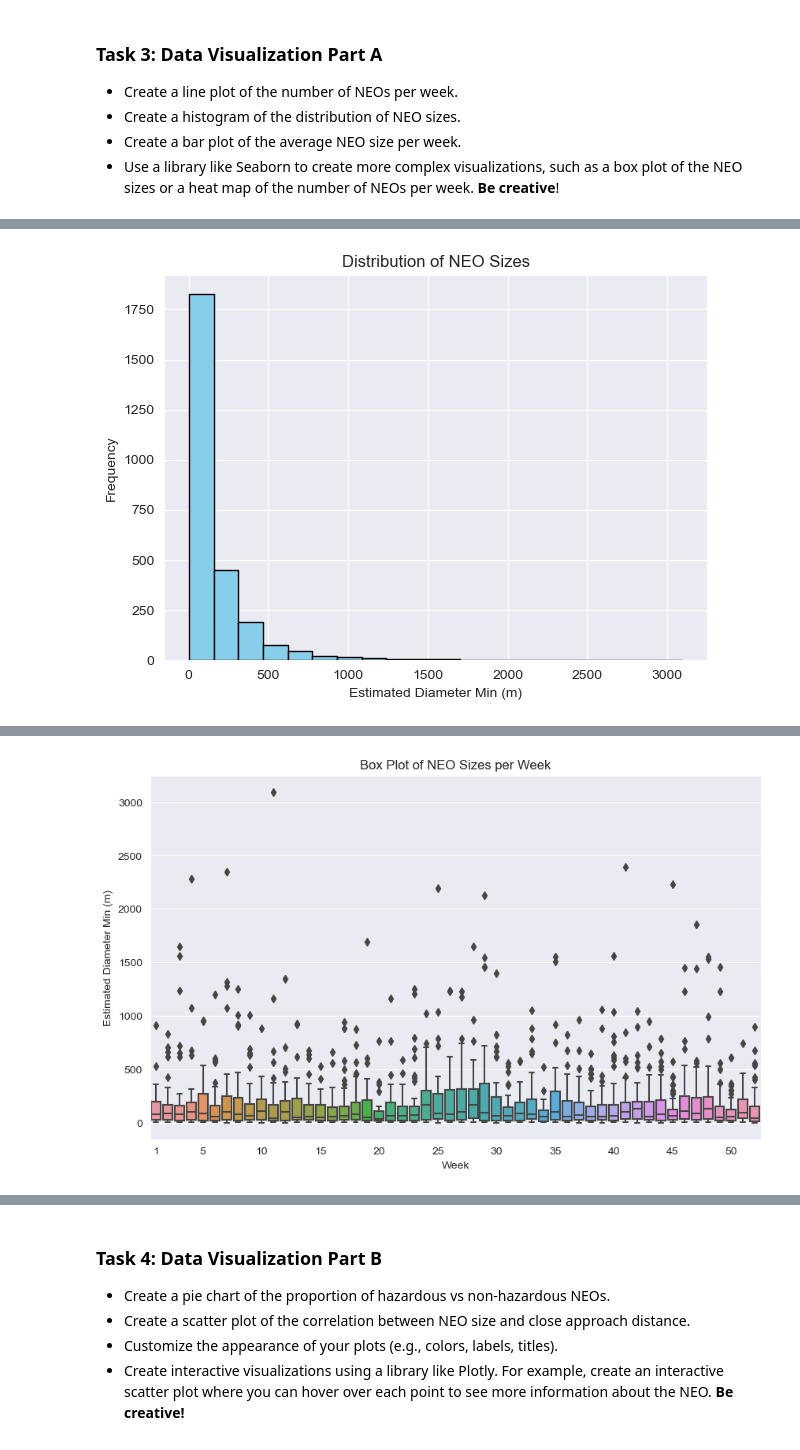
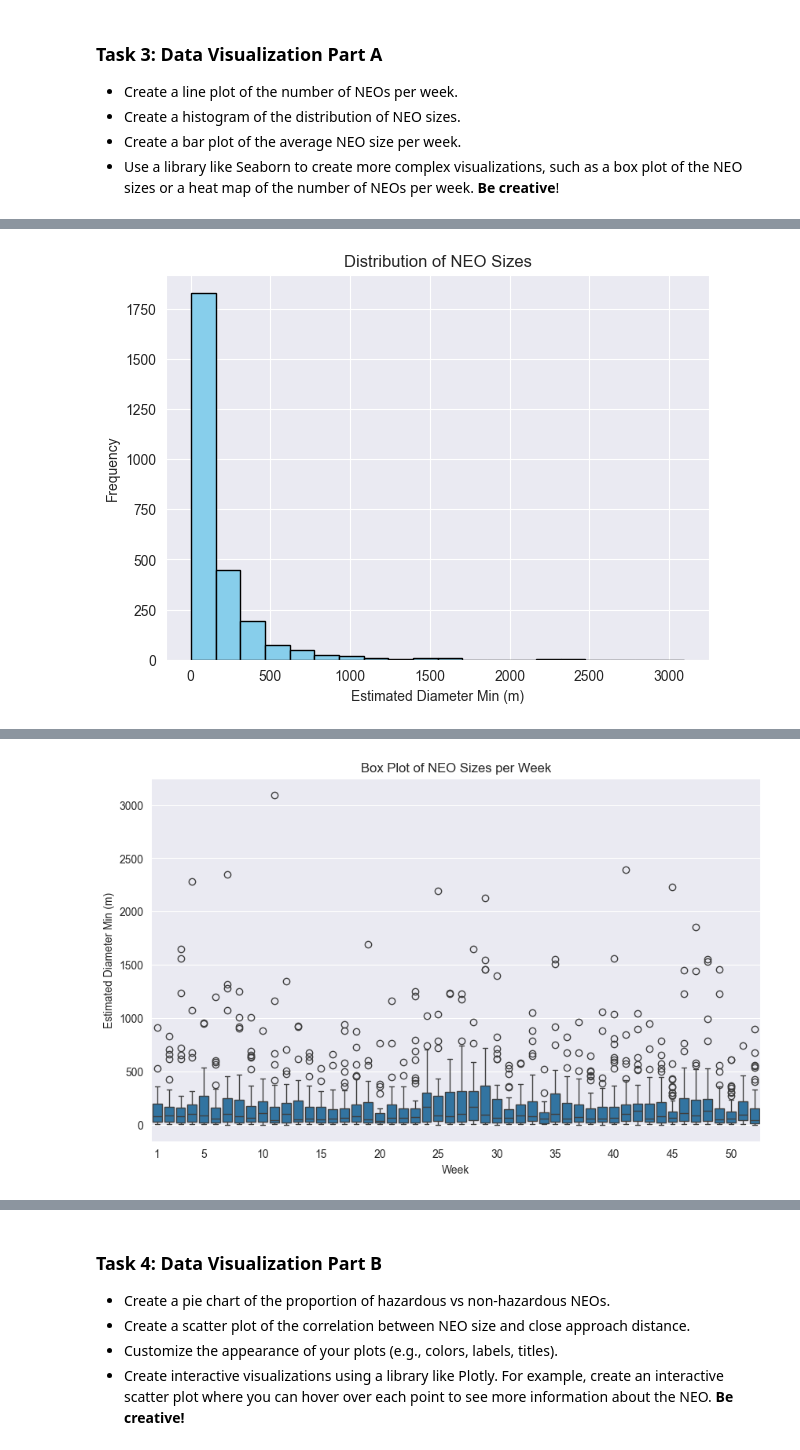
Before and after one commit to DenizIsikli/62444-DataVisualization-Analysis, a Jupyter notebook: 5_nasa_data_collection_and_visualization.ipynb, the cells around one changed output, grey strips where cells are left out. Saved outputs shown, nothing was run; the diff lists cells and outputs as text; code cells hidden in the pictures.

```diff
--- a/5_nasa_data_collection_and_visualization.ipynb
+++ b/5_nasa_data_collection_and_visualization.ipynb
@@ -286,22 +267,50 @@ Each chosen method of visualization in Task 3 serves a specific purpose in story
 - Create a bar plot of the average NEO size per week.
 - Use a library like Seaborn to create more complex visualizations, such as a box plot of the NEO sizes or a heat map of the number of NEOs per week. **Be creative**!
 # %%
-from src.utils import *
+import pandas as pd
+import matplotlib.pyplot as plt
+import seaborn as sns
 
 # Convert 'date' column to datetime and extract the week number
 df['week'] = pd.to_datetime(df['close_approach_date_full']).dt.isocalendar().week
 
 # Figure 1: Line plot for the number of NEOs per week
-ax1 = plot_neo_lineplot(df, 'week', 'Number of NEOs per Week', 'Week', 'Count of NEOs')
+fig1, ax1 = plt.subplots(figsize=(7, 5))
+neos_per_week = df.groupby('week')['id'].nunique()
+neos_per_week.plot(kind='line', marker='o', ax=ax1)
+ax1.set_title('Number of NEOs per Week')
+ax1.set_xlabel('Week')
+ax1.set_ylabel('Count of NEOs')
 
 # Figure 2: Histogram for the distribution of NEO sizes
-ax2 = plot_neo_histogram(df, 'estimated_diameter_min (m)', 'Distribution of NEO Sizes', 'Estimated Diameter Min (m)', 'Frequency')
+fig2, ax2 = plt.subplots(figsize=(7, 5))
+sizes = df['estimated_diameter_min (m)']
+ax2.hist(sizes, bins=20, color='skyblue', edgecolor='black')
+ax2.set_title('Distribution of NEO Sizes')
+ax2.set_xlabel('Estimated Diameter Min (m)')
+ax2.set_ylabel('Frequency')
 
-# Figure 3: Bar plot for the average NEO size per week
-ax3 = plot_neo_bar(df, 'week', 'Average NEO Size per Week', 'Week', 'Average Diameter Min (m)')
+# Bar plot for the average NEO size per week
+fi3, ax3 = plt.subplots(figsize=(7, 5))
+average_size_per_week = df.groupby('week')['estimated_diameter_min (m)'].mean()
+average_size_per_week.plot(kind='bar', color='coral', ax=ax3)
+ax3.set_title('Average NEO Size per Week')
+ax3.set_xlabel('Week')
+ax3.set_ylabel('Average Diameter Min (m)')
+tick_locs_ax3 = ax3.get_xticks()
+tick_labels_ax3 = ax3.get_xticklabels()
+ticks_ax3 = [0] + list(range(4, max(df['week']) + 1, 5))
+ax3.set_xticks(ticks_ax3)
 
-# Figure 4: Box plot of NEO sizes using Seaborn
-ax4 = plot_neo_boxplot(df, 'week', 'estimated_diameter_min (m)', 'Box Plot of NEO Sizes per Week', 'Week', 'Estimated Diameter Min (m)')
+# Box plot of NEO sizes using Seaborn
+fig4, ax4 = plt.subplots(figsize=(10, 6))
+sns.boxplot(data=df, x='week', y='estimated_diameter_min (m)', ax=ax4)
+ax4.set_title('Box Plot of NEO Sizes per Week')
+ax4.set_xlabel('Week')
+ax4.set_ylabel('Estimated Diameter Min (m)')
+ticks_ax4 = [0] + list(range(4, max(df['week']) + 1, 5))
+ax4.set_xticks(ticks_ax4)
+
 
 plt.show()
 # %% [output]
@@ -309,3 +318,3 @@ plt.show()
-[figure, old version]
+[figure, new version]
 [figure]
-[figure, old version]
+[figure, new version]
```
Also changed, not shown: parts of 13 cells of this notebook, 2 other files.
